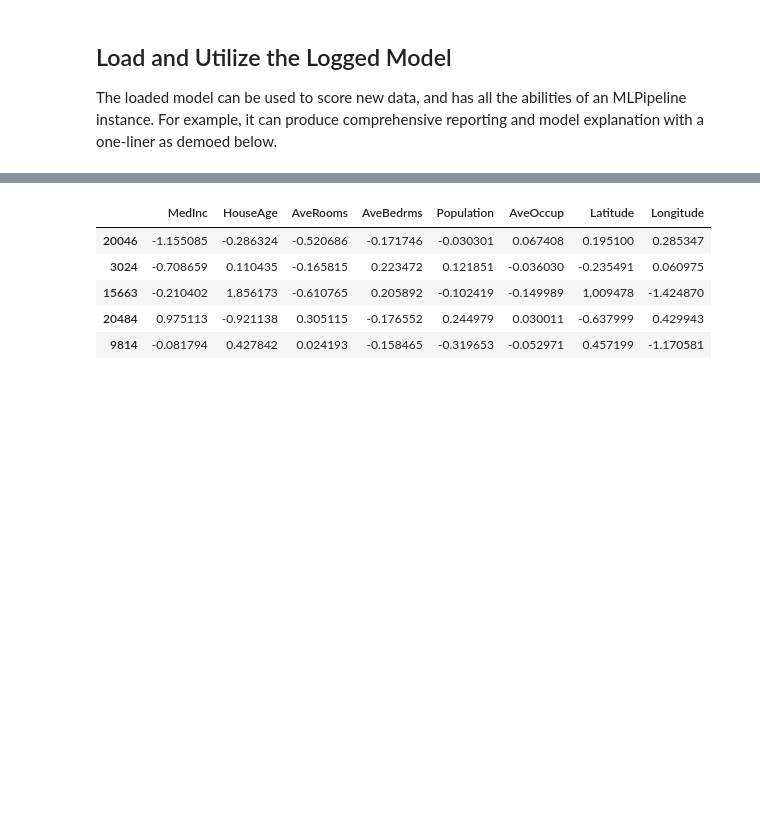
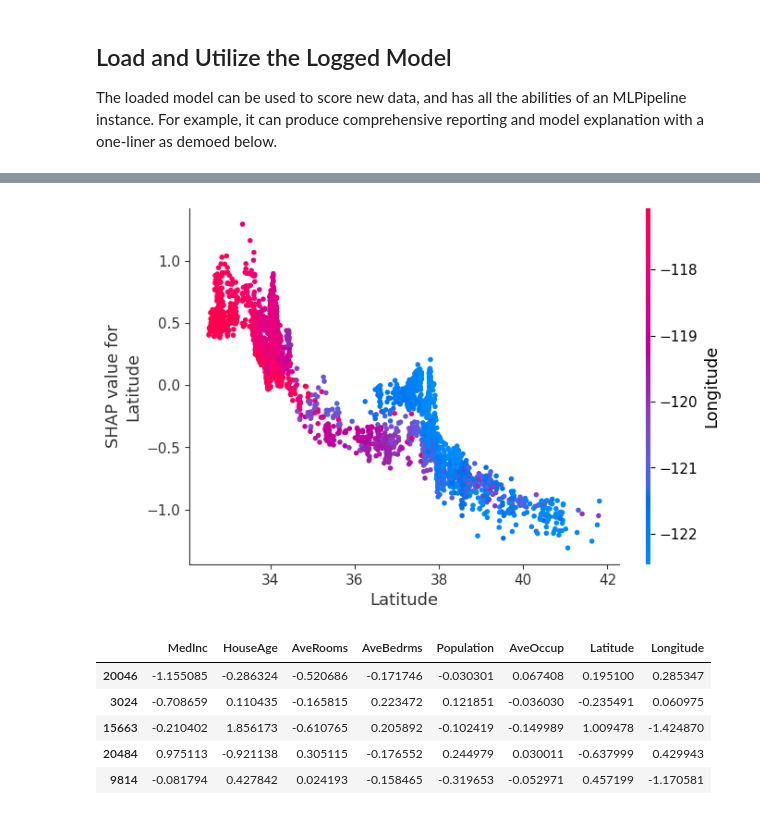
Before and after one commit to MenaWANG/mlarena, a Jupyter notebook: examples/1.basic_usage.ipynb, the cells around one changed output, grey strips where cells are left out. Saved outputs shown, nothing was run; the diff lists cells and outputs as text; code cells hidden in the pictures; blank space fills up the shorter version.

```diff
--- a/examples/1.basic_usage.ipynb
+++ b/examples/1.basic_usage.ipynb
@@ -307,3 +314,7 @@ unwrapped_model.explain_case(5)
+# %%
+unwrapped_model.explain_dependence_plot("Latitude")
+# %% [output]
+[figure, added]
 # %%
 # call the trained preprocessor as the ml_pipeline attribute
 X_test_transformed = unwrapped_model.preprocessor.transform(X_test)
```
Also changed, not shown: parts of 14 cells of this notebook, 6 other files.
